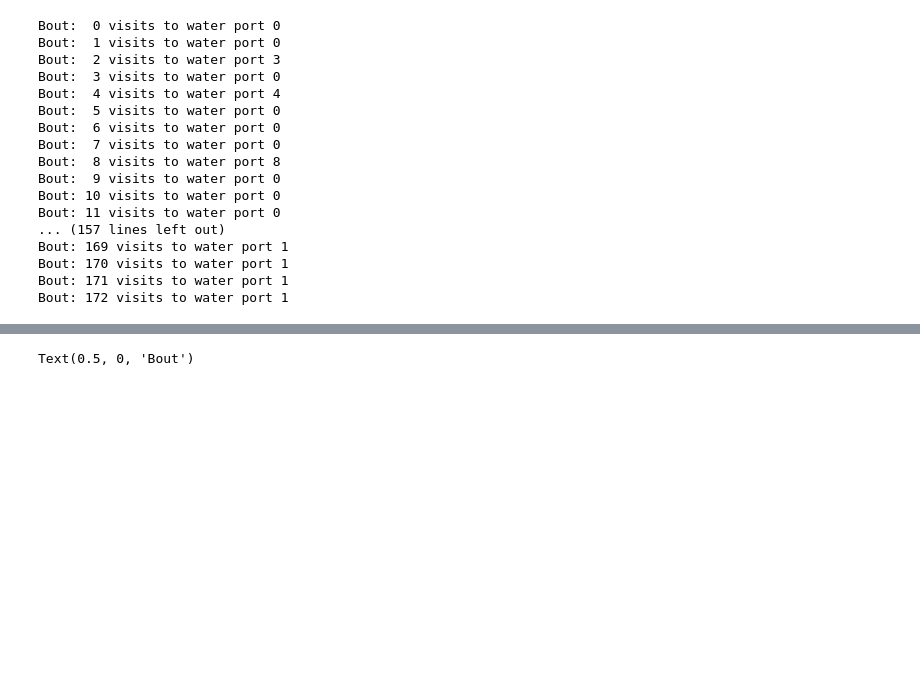
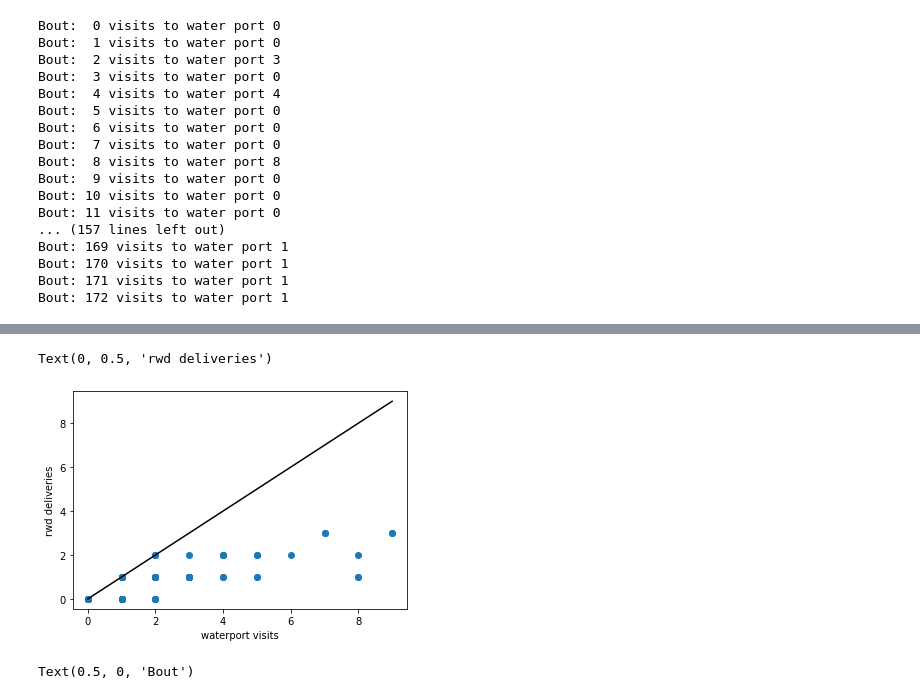
Before and after one commit to umeshksingla/MouseMazeHierRL, a Jupyter notebook: figure inter-(reward or path to water) intervals.ipynb, the cells around one changed output, grey strips where cells are left out. Saved outputs shown, nothing was run; the diff lists cells and outputs as text; code cells hidden in the pictures; blank space fills up the shorter version.

```diff
--- a/figure inter-(reward or path to water) intervals.ipynb
+++ b/figure inter-(reward or path to water) intervals.ipynb
@@ -151,3 +152,12 @@ bar(arange(n_bouts), useless_visits)
+# %%
+figure()
+scatter(waterport_visits, rwd_deliveries)
+plt.plot(arange(10), arange(10), 'k')
+xlabel('waterport visits')
+ylabel('rwd deliveries')
+# %% [output]
+Text(0, 0.5, 'rwd deliveries')
+[figure, added]
 # %%
 nickname = "C1"
 tf=LoadTraj(nickname+'-tf')
```
Also changed, not shown: parts of 15 cells of this notebook.
